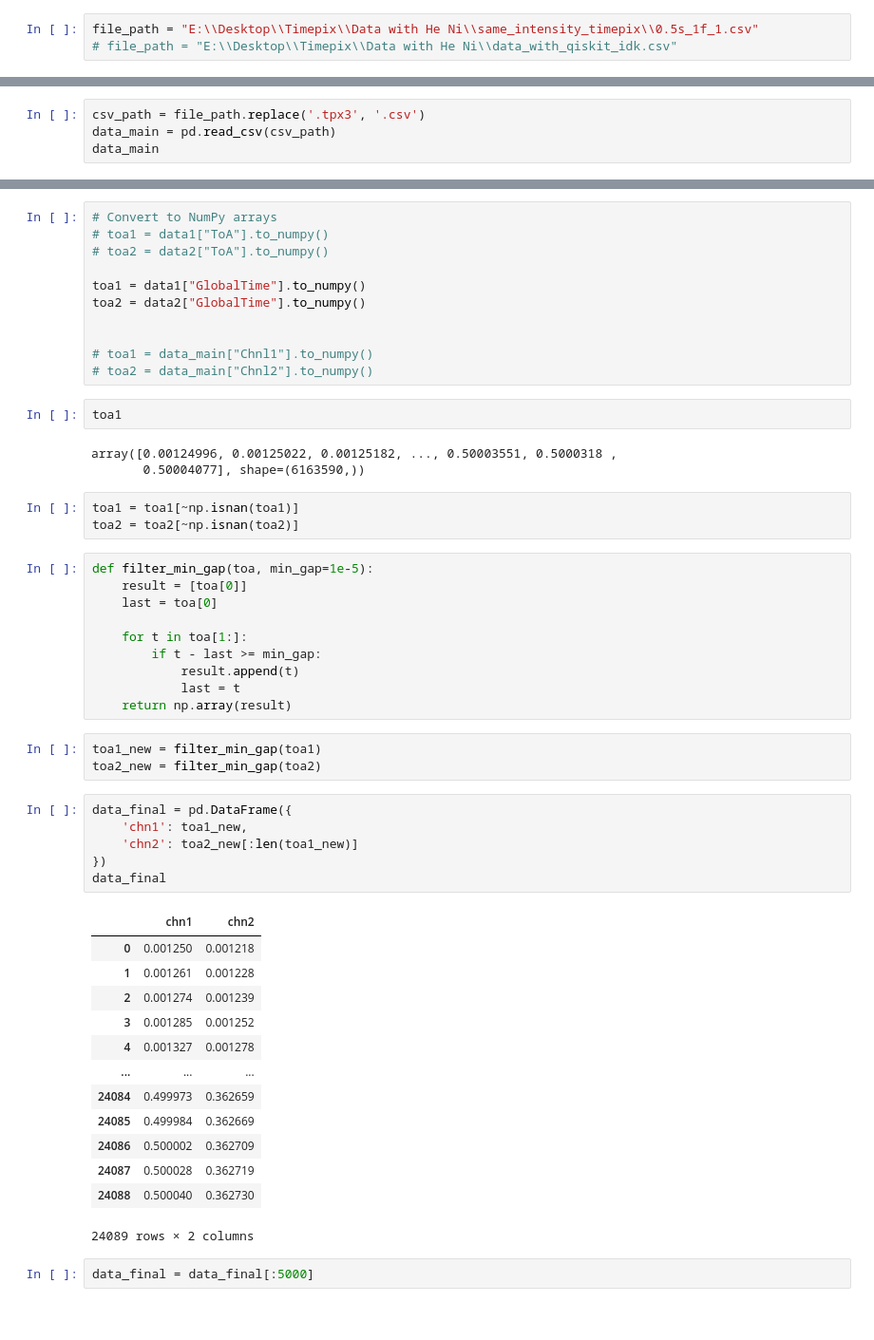
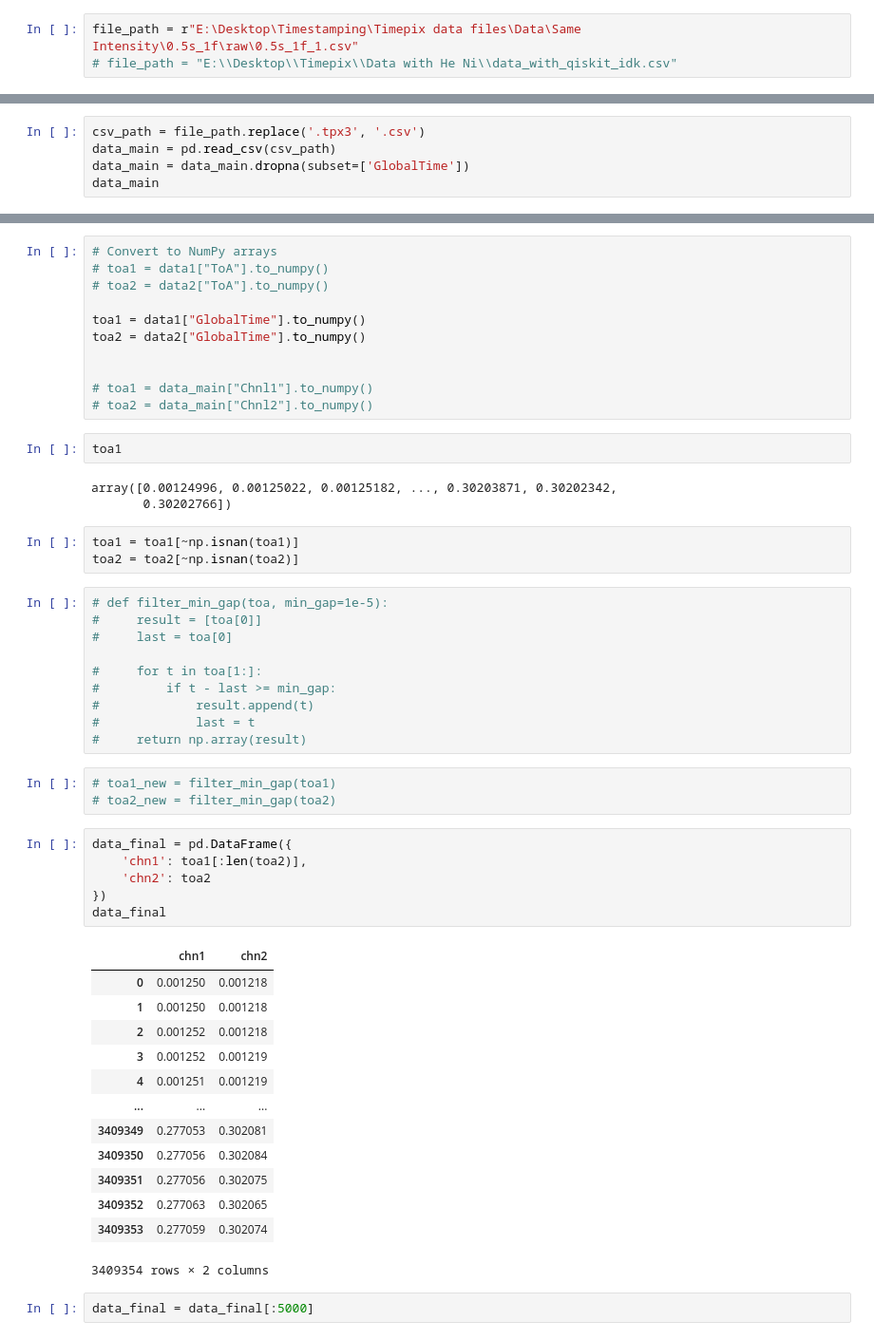
Before and after one commit to Shreyansh9878/Hanbury-Brown-and-Twiss-Experiment-HBT-G2-T-, a Jupyter notebook: main.ipynb, the cells around one changed output, grey strips where cells are left out. Shown at 95% size. Drawn from its saved outputs; the diff is of its cells as text.

```diff
--- a/main.ipynb
+++ b/main.ipynb
@@ -8,7 +8,7 @@ import os
 # %% [markdown]
 # 1: Enter file path
 # %%
-file_path = "E:\\Desktop\\Timepix\\Data with He Ni\\same_intensity_timepix\\0.5s_1f_1.csv"
+file_path = r"E:\Desktop\Timestamping\Timepix data files\Data\Same Intensity\0.5s_1f\raw\0.5s_1f_1.csv"
 # file_path = "E:\\Desktop\\Timepix\\Data with He Ni\\data_with_qiskit_idk.csv"
 # %% [markdown]
 # 2: .tpx3 to .csv
@@ -37,5 +39,6 @@ process_raw_folder(raw_path)
 # %%
 csv_path = file_path.replace('.tpx3', '.csv')
 data_main = pd.read_csv(csv_path)
+data_main = data_main.dropna(subset=['GlobalTime'])
 data_main
 # %% [output]
@@ -406,44 +631,44 @@ toa2 = data2["GlobalTime"].to_numpy()
 # %%
 toa1
 # %% [output]
-array([0.00124996, 0.00125022, 0.00125182, ..., 0.50003551, 0.5000318 ,
-       0.50004077], shape=(6163590,))
+array([0.00124996, 0.00125022, 0.00125182, ..., 0.30203871, 0.30202342,
+       0.30202766])
 # %%
 toa1 = toa1[~np.isnan(toa1)]
 toa2 = toa2[~np.isnan(toa2)]
 # %%
-def filter_min_gap(toa, min_gap=1e-5):
-    result = [toa[0]]
-    last = toa[0]
+# def filter_min_gap(toa, min_gap=1e-5):
+#     result = [toa[0]]
+#     last = toa[0]
 
-    for t in toa[1:]:
-        if t - last >= min_gap:
-            result.append(t)
-            last = t
-    return np.array(result)
+#     for t in toa[1:]:
+#         if t - last >= min_gap:
+#             result.append(t)
+#             last = t
+#     return np.array(result)
 # %%
-toa1_new = filter_min_gap(toa1)
-toa2_new = filter_min_gap(toa2)
+# toa1_new = filter_min_gap(toa1)
+# toa2_new = filter_min_gap(toa2)
 # %%
 data_final = pd.DataFrame({
-    'chn1': toa1_new,
-    'chn2': toa2_new[:len(toa1_new)]
+    'chn1': toa1[:len(toa2)],
+    'chn2': toa2
 })
 data_final
 # %% [output]
 |  | chn1 | chn2 |
 | 0 | 0.001250 | 0.001218 |
-| 1 | 0.001261 | 0.001228 |
-| 2 | 0.001274 | 0.001239 |
-| 3 | 0.001285 | 0.001252 |
-| 4 | 0.001327 | 0.001278 |
+| 1 | 0.001250 | 0.001218 |
+| 2 | 0.001252 | 0.001218 |
+| 3 | 0.001252 | 0.001219 |
+| 4 | 0.001251 | 0.001219 |
 | ... | ... | ... |
-| 24084 | 0.499973 | 0.362659 |
-| 24085 | 0.499984 | 0.362669 |
-| 24086 | 0.500002 | 0.362709 |
-| 24087 | 0.500028 | 0.362719 |
-| 24088 | 0.500040 | 0.362730 |
+| 3409349 | 0.277053 | 0.302081 |
+| 3409350 | 0.277056 | 0.302084 |
+| 3409351 | 0.277056 | 0.302075 |
+| 3409352 | 0.277063 | 0.302065 |
+| 3409353 | 0.277059 | 0.302074 |
-24089 rows × 2 columns
+3409354 rows × 2 columns
 # %%
 data_final = data_final[:5000]
 # %%
```
Also changed, not shown: parts of 19 cells of this notebook, 8 other files.
